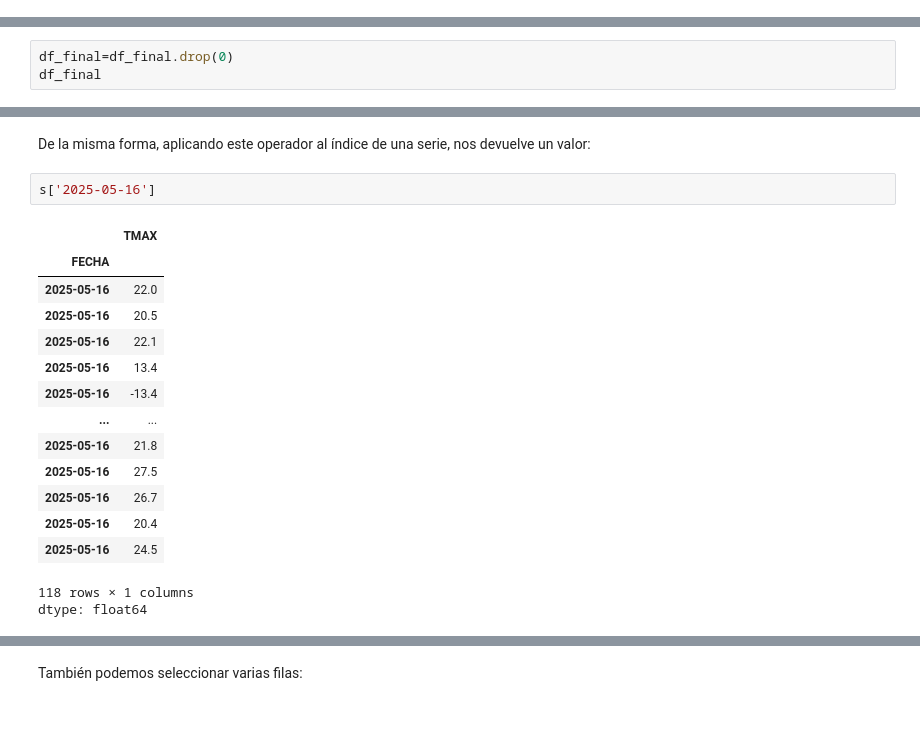
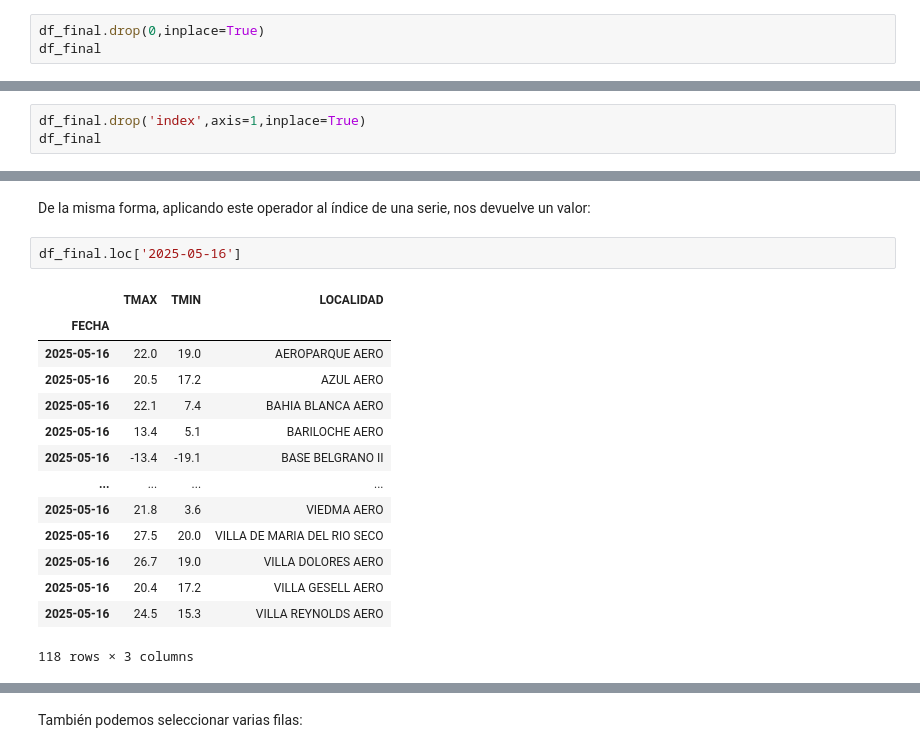
Before and after one commit to alfxer69/TemasPythonEjercicios, a Jupyter notebook: pandas/pandas_indices.ipynb, the cells around one changed output, grey strips where cells are left out. Drawn from its saved outputs; the diff is of its cells as text; blank space fills up the shorter version.

```diff
--- a/pandas/pandas_indices.ipynb
+++ b/pandas/pandas_indices.ipynb
@@ -390,0 +400,3 @@ dtype: object
+# %%
+df_final.drop(0,inplace=True)
+df_final
@@ -407,0 +434,3 @@ df_final
+# %%
+df_final.drop('index',axis=1,inplace=True)
+df_final
@@ -408,5 +451,2 @@ df_final
 # %% [markdown]
 Borramos el registro 0
-# %%
-df_final=df_final.drop(0)
-df_final
@@ -577,20 +602,19 @@ df[['TMAX','TMIN']]
 # %% [markdown]
 De la misma forma, aplicando este operador al índice de una serie, nos devuelve un valor:
 # %%
-s['2025-05-16']
+df_final.loc['2025-05-16']
 # %% [output]
-|  | TMAX |
-| FECHA |  |
-| 2025-05-16 | 22.0 |
-| 2025-05-16 | 20.5 |
-| 2025-05-16 | 22.1 |
-| 2025-05-16 | 13.4 |
-| 2025-05-16 | -13.4 |
-| ... | ... |
-| 2025-05-16 | 21.8 |
-| 2025-05-16 | 27.5 |
-| 2025-05-16 | 26.7 |
-| 2025-05-16 | 20.4 |
-| 2025-05-16 | 24.5 |
+|  | TMAX | TMIN | LOCALIDAD |
+| FECHA |  |  |  |
+| 2025-05-16 | 22.0 | 19.0 | AEROPARQUE AERO |
+| 2025-05-16 | 20.5 | 17.2 | AZUL AERO |
+| 2025-05-16 | 22.1 | 7.4 | BAHIA BLANCA AERO |
+| 2025-05-16 | 13.4 | 5.1 | BARILOCHE AERO |
+| 2025-05-16 | -13.4 | -19.1 | BASE BELGRANO II |
+| ... | ... | ... | ... |
+| 2025-05-16 | 21.8 | 3.6 | VIEDMA AERO |
+| 2025-05-16 | 27.5 | 20.0 | VILLA DE MARIA DEL RIO SECO |
+| 2025-05-16 | 26.7 | 19.0 | VILLA DOLORES AERO |
+| 2025-05-16 | 20.4 | 17.2 | VILLA GESELL AERO |
+| 2025-05-16 | 24.5 | 15.3 | VILLA REYNOLDS AERO |
-118 rows × 1 columns
-dtype: float64
+118 rows × 3 columns
```
Also changed, not shown: parts of 52 cells of this notebook.
